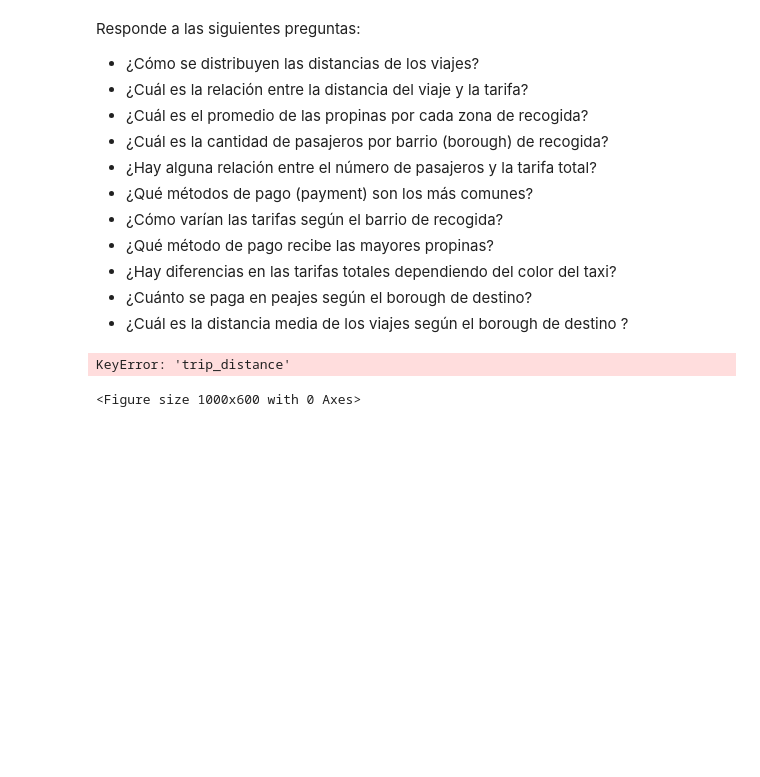
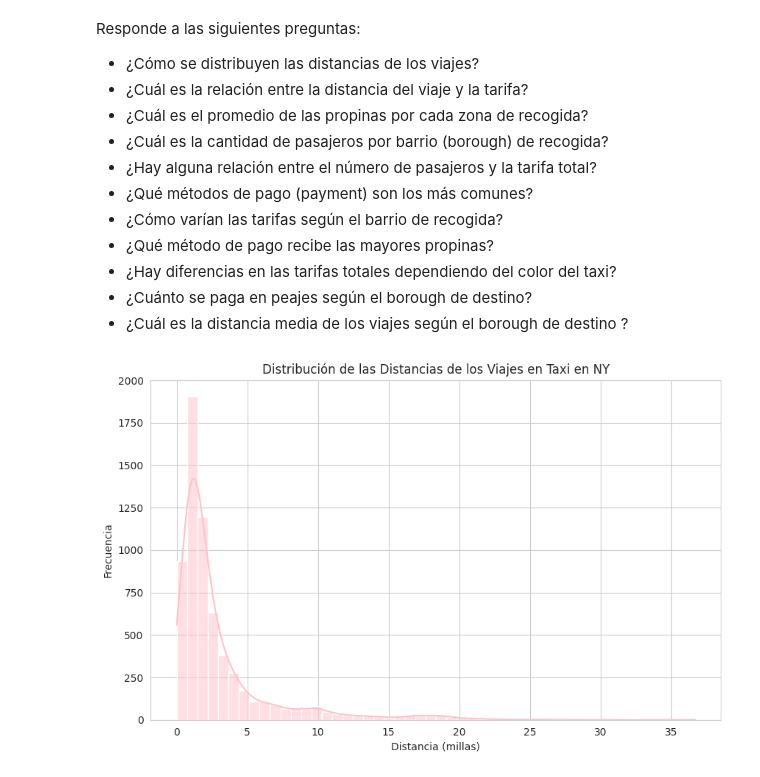
Before and after one commit to Marissu/Python-Intro-for-Data-Science, a Jupyter notebook: Lesson IV- Matplotlib and Seaborn.ipynb, the cells around one changed output. Drawn from its saved outputs; the diff is of its cells as text; code cells hidden in the pictures; blank space fills up the shorter version.

```diff
--- a/Lesson IV- Matplotlib and Seaborn.ipynb
+++ b/Lesson IV- Matplotlib and Seaborn.ipynb
@@ -365,14 +365,14 @@ Responde a las siguientes preguntas:
 - ¿Cuánto se paga en peajes según el borough de destino?
 - ¿Cuál es la distancia media de los viajes según el borough de destino ?
 # %%
+#¿Cómo se distribuyen las distancias de los viajes?
 plt.figure(figsize=(10, 6))
-sns.histplot(taxis_df.loc[(taxis_df['trip_distance'] > 0) & (taxis_df['trip_distance'] < 100), 'trip_distance'],
-             bins=50, kde=True, color='blue')
-plt.title('Distribución de las Distancias de los Viajes en Taxi')
+sns.histplot(data=taxis_df, x='distance',
+             bins=50, kde=True, color='pink')
+plt.title('Distribución de las Distancias de los Viajes en Taxi en NY')
 plt.xlabel('Distancia (millas)')
 plt.ylabel('Frecuencia')
 plt.grid(True)
 plt.show()
 # %% [output]
-KeyError: 'trip_distance'
-<Figure size 1000x600 with 0 Axes>
+[figure, added]
```
Also changed, not shown: parts of 30 cells of this notebook.
